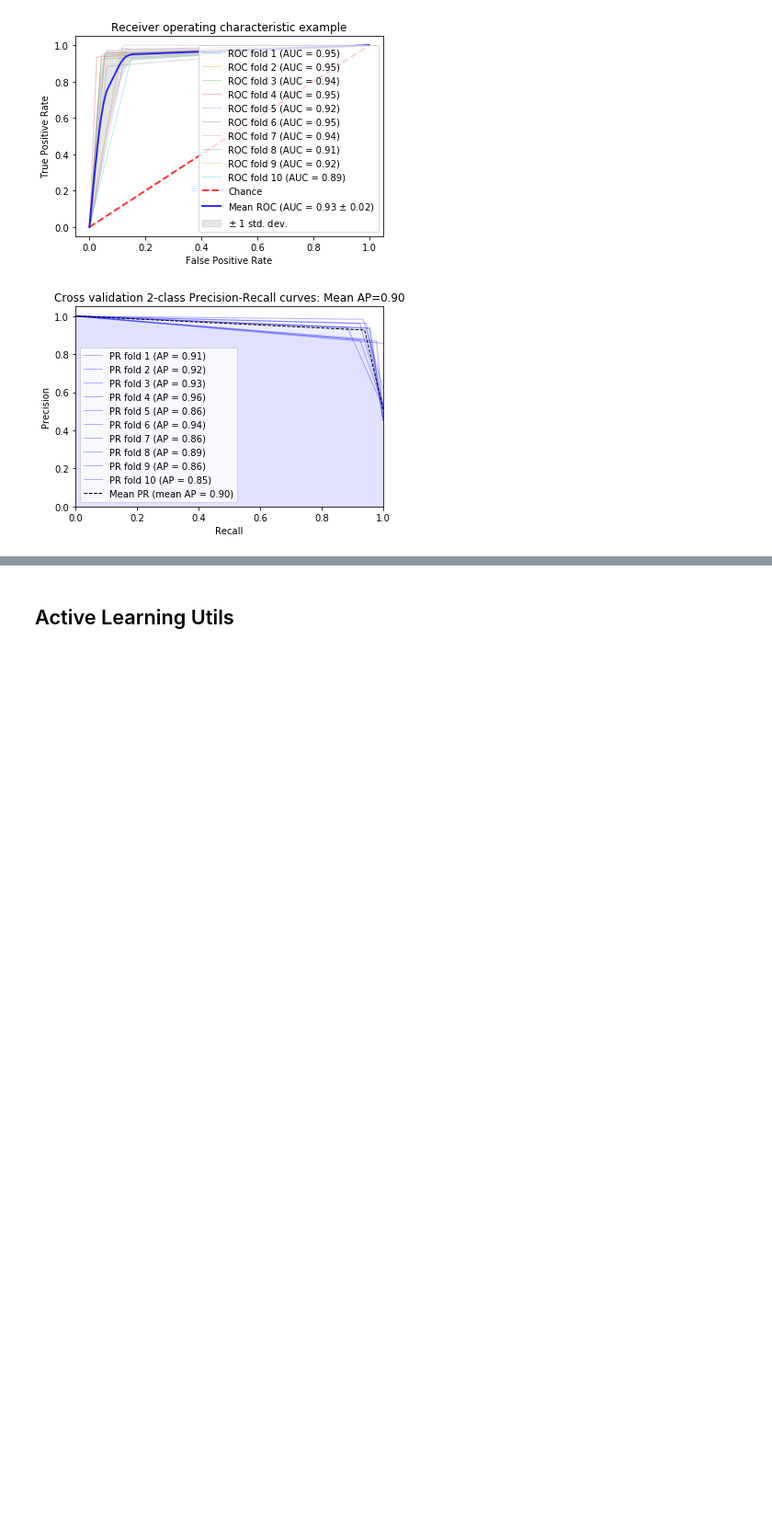
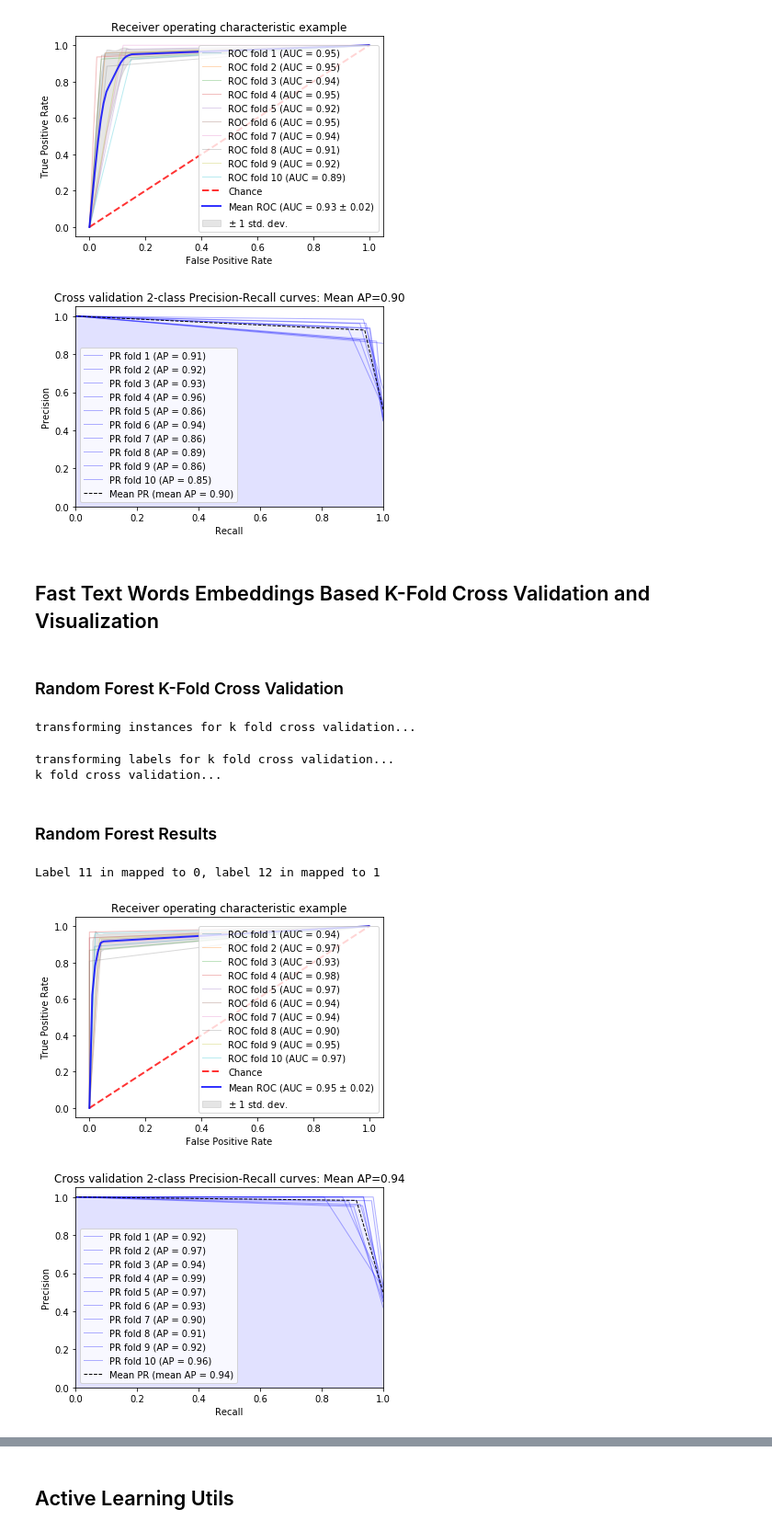
Before and after one commit to sahanmar/Peony, a Jupyter notebook: Peony_project/showcase/showcase_peony_project_basic_functions.ipynb, the cells around one changed output, grey strips where cells are left out. Shown at 92% size. Saved outputs shown, nothing was run; the diff lists cells and outputs as text; code cells hidden in the pictures; blank space fills up the shorter version.

```diff
--- a/Peony_project/showcase/showcase_peony_project_basic_functions.ipynb
+++ b/Peony_project/showcase/showcase_peony_project_basic_functions.ipynb
@@ -52,3 +56,3 @@ instances, labels = shuffle(instances, labels, random_state=0)
 # %%
 HuffPostTransform = transformator()
-_ = HuffPostTransform.transform_instances(instances)
+HuffPostTransform.fit(instances)
@@ -54,0 +63,3 @@ _ = HuffPostTransform.transform_instances(instances)
+# %%
+HuffPostWordEmbeddingsTransform = word_embed_transformator()
+HuffPostWordEmbeddingsTransform.fit(instances)
@@ -121,3 +135,24 @@ calculate_binary_metrics(k_fold)
 Label 11 in mapped to 0, label 12 in mapped to 1
 [figure]
 [figure]
+# %% [markdown]
+## Fast Text Words Embeddings Based K-Fold Cross Validation and Visualization
+# %% [markdown]
+### Random Forest K-Fold Cross Validation
+# %%
+peony_model = PeonyBoxModel(HuffPostTransform)
+k_fold = k_fold_corss_validation(
+        peony_model.random_forest_model, HuffPostWordEmbeddingsTransform, instances, labels, 10
+    )
+# %% [output]
+transforming instances for k fold cross validation...
+transforming labels for k fold cross validation...
+k fold cross validation...
+# %% [markdown]
+### Random Forest Results
+# %%
+calculate_binary_metrics(k_fold)
+# %% [output]
+Label 11 in mapped to 0, label 12 in mapped to 1
+[figure, added]
+[figure, added]
```
Also changed, not shown: parts of 14 cells of this notebook, 7 other files.
